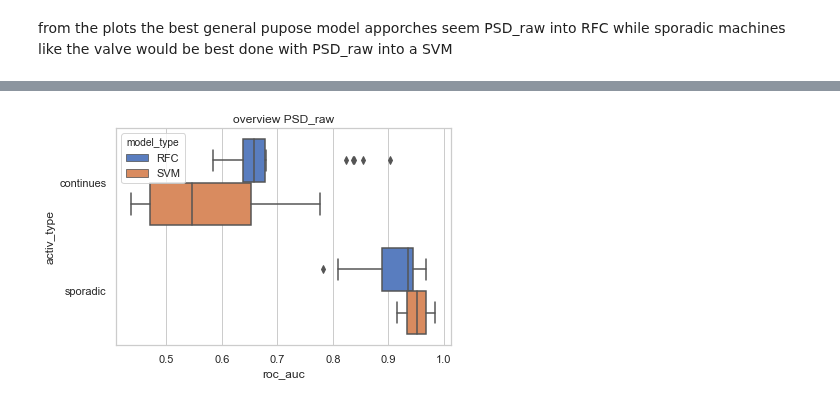
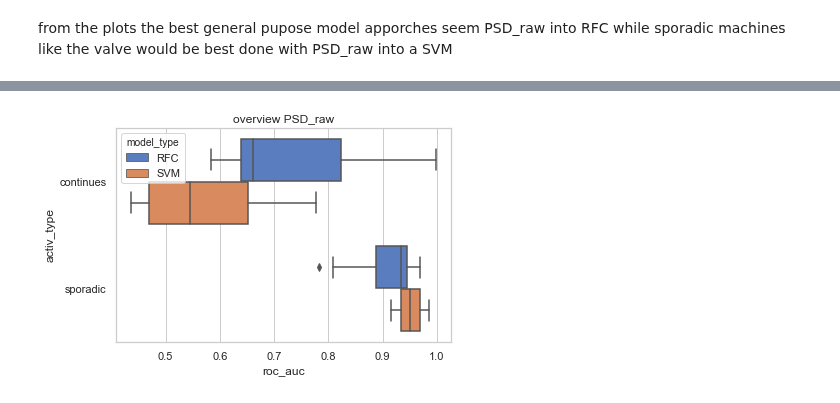
Before and after one commit to BA-HanseML/NF_Prj_MIMII_Dataset, a Jupyter notebook: modeling/pseudo_supervised/S02_model_exploration.ipynb, the cells around one changed output, grey strips where cells are left out. Drawn from its saved outputs; the diff is of its cells as text; code cells hidden in the pictures.

```diff
--- a/modeling/pseudo_supervised/S02_model_exploration.ipynb
+++ b/modeling/pseudo_supervised/S02_model_exploration.ipynb
@@ -28,7 +29,7 @@ Load pseudo_supervised_models
 Load tensorflow models
 Load detection_pipe
 # %%
-list_of_models = glob.glob(BASE_FOLDER + '/modeling/pseudo_supervised/pipes/*.pkl', recursive=True)
+list_of_models = glob.glob(BASE_FOLDER + '/modeling/pseudo_supervised/pipes_0002/*.pkl', recursive=True)
 columns = ['model_path', 'roc_auc'
     , 'SNR', 'machine', 'ID', 'feature_type', 'feature_params'
     , 'model_type', 'model_params']
@@ -176,12 +173,16 @@ Name: activ_type, Length: 246, dtype: object
 # %%
 
-
+plt.figure()
 def plot_it(df,n):
     f = ['PSD_raw']
-    sns.boxplot(x='roc_auc', y="activ_type", hue="model_type", data=df[(df.SNR=='min6dB') & (df.feature_type.isin(f))],
+    ax = sns.boxplot(x='roc_auc', y="activ_type", hue="model_type", data=df[(df.feature_type.isin(f))],
                palette="muted")
     plt.title(n)
-    plt.show()
-plot_it(df_2,'overview PSD_raw')
+    return ax
+    #plt.show()
+ax = plot_it(df_2,'overview PSD_raw')
+fig = ax.get_figure()
+fig.tight_layout()
+fig.savefig(f'pseudo_sup_v1_box.png', transparent=True, dpi=300)
 # %% [output]
-[figure, old version]
+[figure, new version]
```
Also changed, not shown: parts of 6 cells of this notebook, 8 other files.
